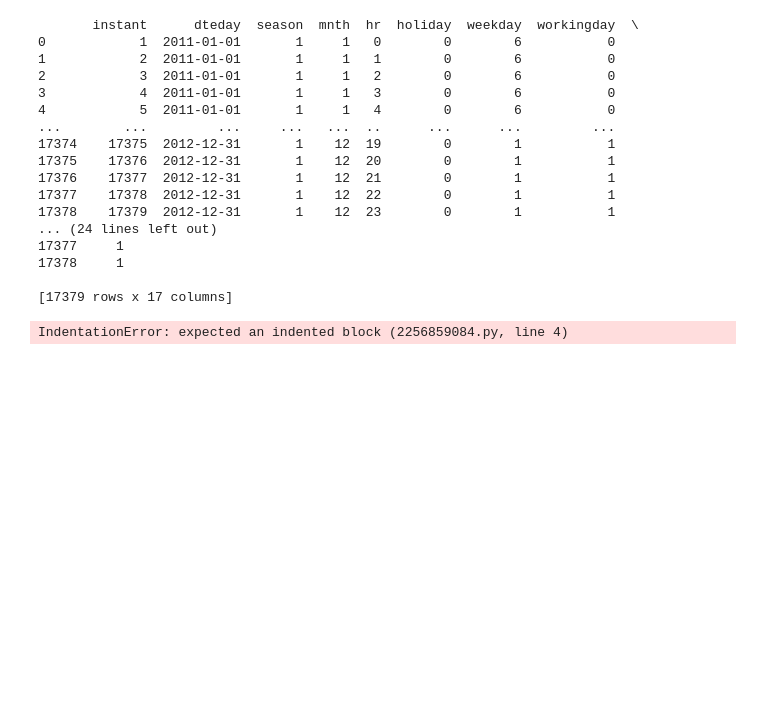
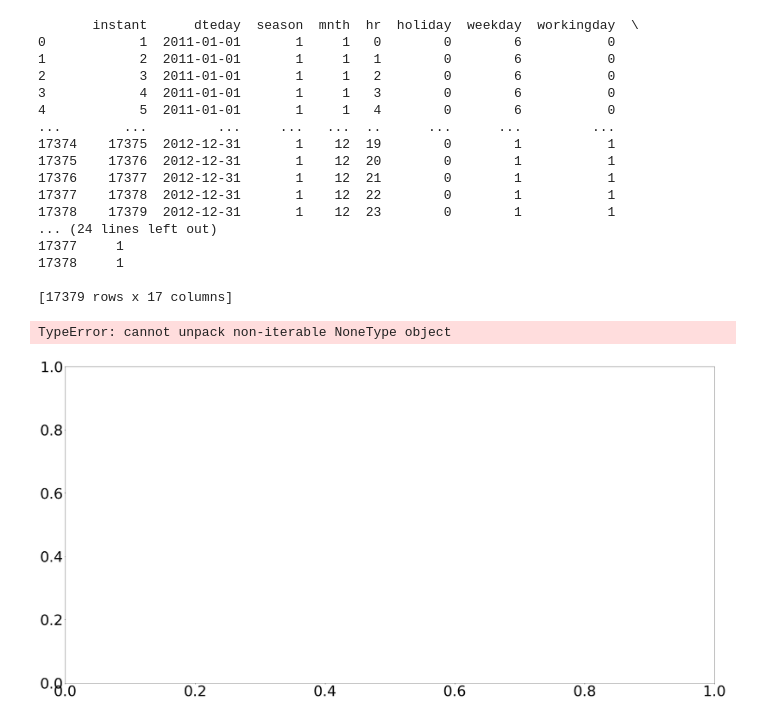
Before and after one commit to paighewold/ECON411, a Jupyter notebook: At Home Projects/Project 4 Exercises.ipynb, the cells around one changed output. Saved outputs shown, nothing was run; the diff lists cells and outputs as text; code cells hidden in the pictures; blank space fills up the shorter version.

```diff
--- a/At Home Projects/Project 4 Exercises.ipynb
+++ b/At Home Projects/Project 4 Exercises.ipynb
@@ -168,10 +172,17 @@ print(df)
 [17379 rows x 17 columns]
 # %%
 import matplotlib.pyplot as plt
-def plot_data(df, dteday, season, Year):
-    for key in macro_DF:
-    fig, ax = plt.subplots(figsize = (10,6))
-    macro_DF[key].plot.line(ax = ax)
-    ax.set_title(key, fontsize = 20)
+def plot_data(df,
+              linewidth = 5,
+              figsize = (40,20),
+              legend = True,
+              global_fontsize = 50):
+    plt.rcParams.update({"font.size":global_fontsize})
+    fig, ax = plt.subplots(figsize = figsize)
+
+
+df =[["dteday","cnt","registered"]]
+fig, ax = plot_data(df)
 # %% [output]
-IndentationError: expected an indented block (2256859084.py, line 4)
+TypeError: cannot unpack non-iterable NoneType object
+[figure, added]
```
Also changed, not shown: parts of 1 cell of this notebook, 1 other file.
